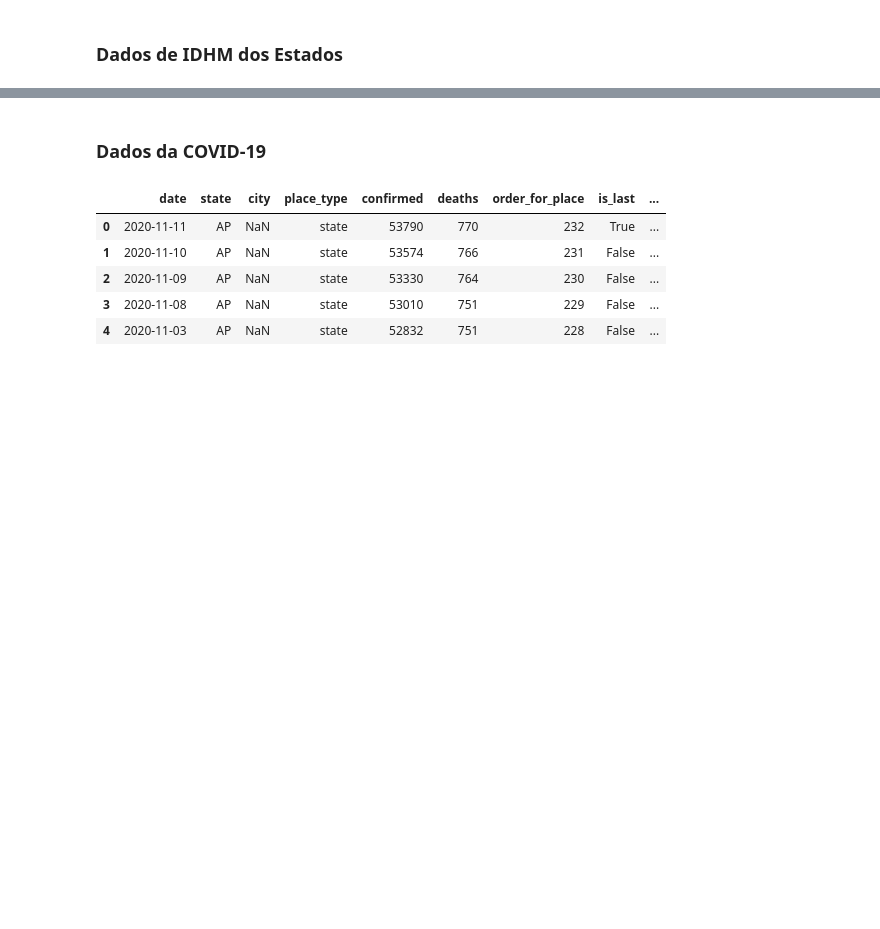
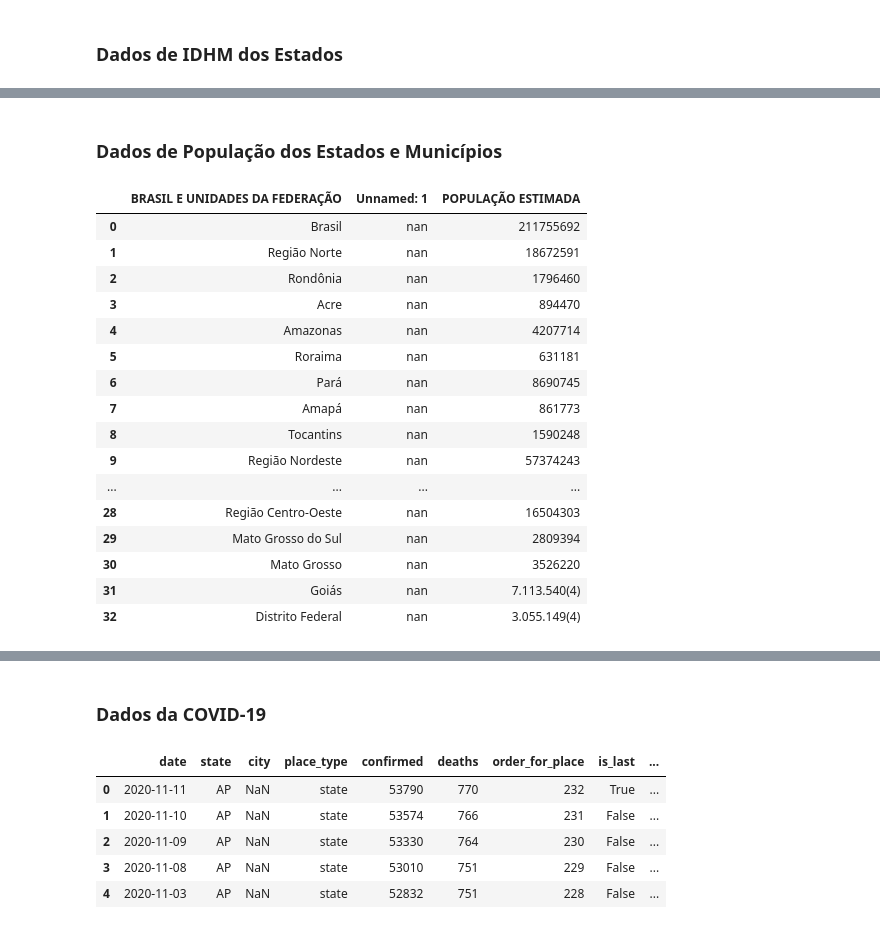
Before and after one commit to gustavopierre/data_science_portfolio, a Jupyter notebook: Gustavo_Moreira_Pierre.ipynb, the cells around one changed output, grey strips where cells are left out. Cells and saved outputs as stored; diff of their text form; code cells hidden in the pictures; blank space fills up the shorter version.

```diff
--- a/Gustavo_Moreira_Pierre.ipynb
+++ b/Gustavo_Moreira_Pierre.ipynb
@@ -70,0 +191,28 @@ pd.options.mode.chained_assignment = None;
+# %% [markdown]
+### **Dados de População dos Estados e Municípios**
+# %%
+estados_pop = pd.read_excel(
+    'https://github.com/gustavopierre/data_science_portfolio/blob/master/estimativa_pop_2020.xls?raw=true',
+    sheet_name='BRASIL E UFs',
+    skiprows=1,
+    skipfooter=7
+)
+estados_pop
+# %% [output]
+|  | BRASIL E UNIDADES DA FEDERAÇÃO | Unnamed: 1 | POPULAÇÃO ESTIMADA |
+| 0 | Brasil | nan | 211755692 |
+| 1 | Região Norte | nan | 18672591 |
+| 2 | Rondônia | nan | 1796460 |
+| 3 | Acre | nan | 894470 |
+| 4 | Amazonas | nan | 4207714 |
+| 5 | Roraima | nan | 631181 |
+| 6 | Pará | nan | 8690745 |
+| 7 | Amapá | nan | 861773 |
+| 8 | Tocantins | nan | 1590248 |
+| 9 | Região Nordeste | nan | 57374243 |
+| ... | ... | ... | ... |
+| 28 | Região Centro-Oeste | nan | 16504303 |
+| 29 | Mato Grosso do Sul | nan | 2809394 |
+| 30 | Mato Grosso | nan | 3526220 |
+| 31 | Goiás | nan | 7.113.540(4) |
+| 32 | Distrito Federal | nan | 3.055.149(4) |
```
Also changed, not shown: parts of 37 cells of this notebook.
